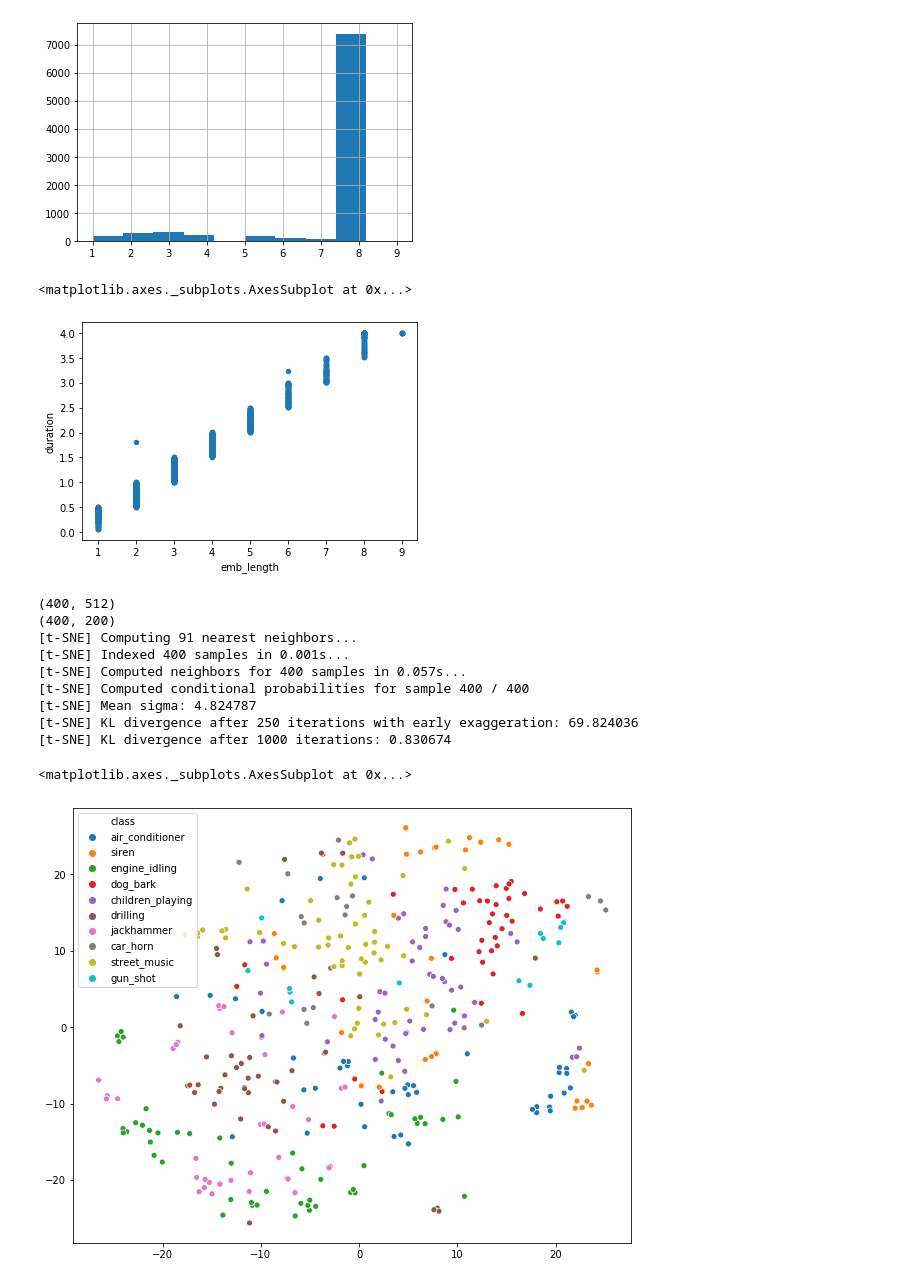
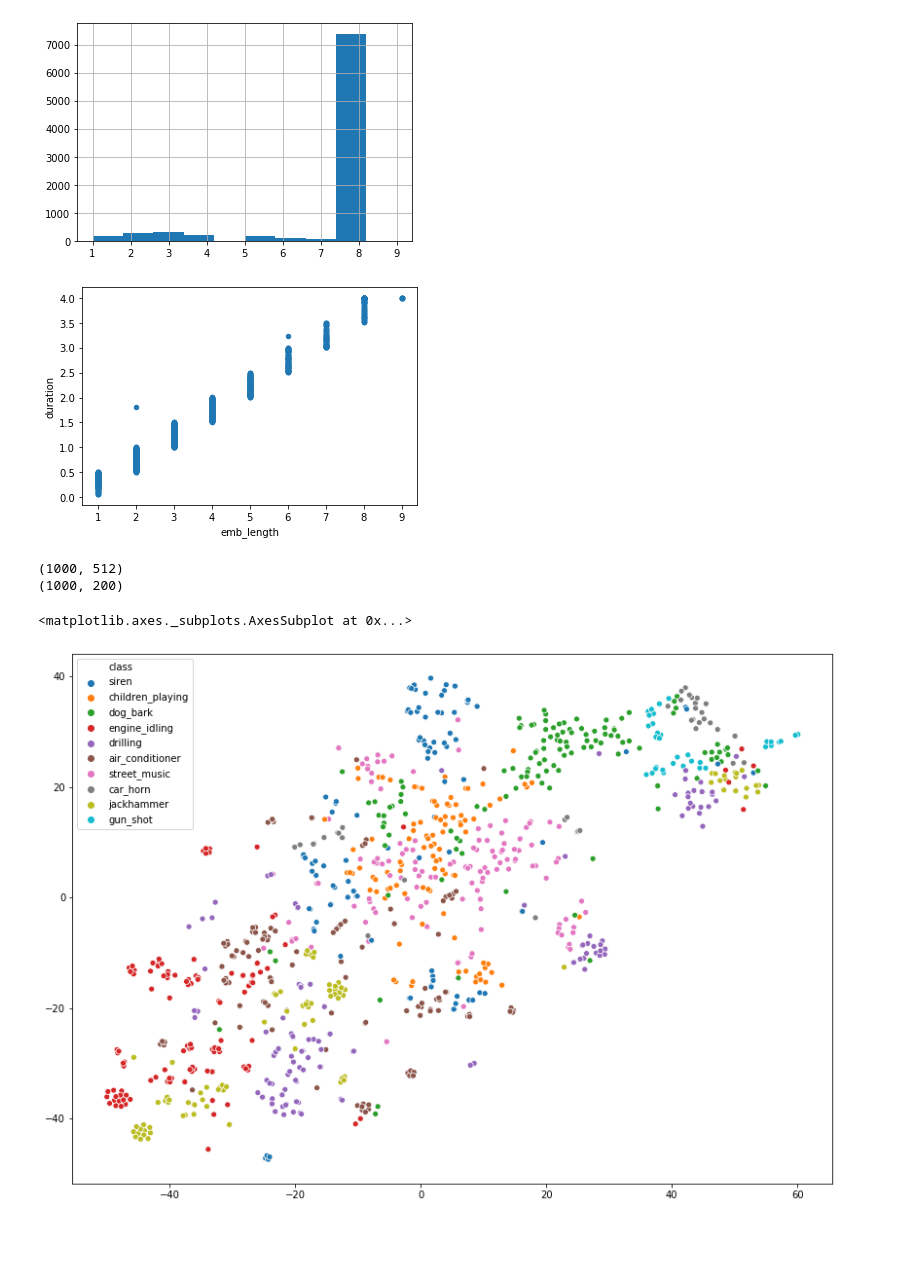
Before and after one commit to giobirkelund/ESC-CNN-microcontroller, a Jupyter notebook: Embeddings.ipynb, the cells around one changed output. Cells and saved outputs as stored; diff of their text form; code cells hidden in the pictures; blank space fills up the shorter version.

Commit message:
Embeddings
Embeddings T-SNE graph

```diff
--- a/Embeddings.ipynb
+++ b/Embeddings.ipynb
@@ -37,44 +39,39 @@ times = dataset.copy()
 times['emb_length'] = embedding_times
 times['duration'] = times.end - times.start
 times.plot.scatter(x='emb_length', y='duration')
+samples = dataset.sample(1000)
 # %% [output]
-<matplotlib.axes._subplots.AxesSubplot at 0x...>
 [figure]
 # %%
 from sklearn.decomposition import PCA
 from sklearn.manifold import TSNE
 
 
-def summarize_embedding(emb):
-    return numpy.mean(emb, axis=0)
+# def summarize_embedding(emb):
+#     return numpy.mean(emb, axis=0)
+def max_embedding(emb):
+    return numpy.amax(emb, axis=0)
 
-samples = dataset.sample(400)
 
-embeddings = samples['embeddings'].apply(summarize_embedding)
+embeddings = samples['embeddings'].apply(max_embedding)
 embeddings = numpy.stack(embeddings.values)
 print(embeddings.shape)
 
 pca = PCA(n_components=200, whiten=False)
 emb_pca = pca.fit_transform(embeddings)
 print(emb_pca.shape)
 
 var = pca.explained_variance_ratio_
 
-tsne = TSNE(n_components=2, verbose=1)
+tsne = TSNE(n_components=2, perplexity=40.0, early_exaggeration=12.0, learning_rate=250.0, n_iter=5000, random_state=0,init='pca')
+
 emb_tsne = tsne.fit_transform(emb_pca)
 
-fig, ax = plt.subplots(figsize=(10,8))
+fig, ax = plt.subplots(figsize=(14,10))
 #ax.scatter(emb_tsne[:,1], emb_tsne[:,0], c=samples['classID'])
 seaborn.scatterplot(x=emb_tsne[:,1], y=emb_tsne[:,0], hue=samples['class'])
 # %% [output]
-(400, 512)
-(400, 200)
-[t-SNE] Computing 91 nearest neighbors...
-[t-SNE] Indexed 400 samples in 0.001s...
-[t-SNE] Computed neighbors for 400 samples in 0.057s...
-[t-SNE] Computed conditional probabilities for sample 400 / 400
-[t-SNE] Mean sigma: 4.824787
-[t-SNE] KL divergence after 250 iterations with early exaggeration: 69.824036
-[t-SNE] KL divergence after 1000 iterations: 0.830674
+(1000, 512)
+(1000, 200)
 <matplotlib.axes._subplots.AxesSubplot at 0x...>
-[figure, old version]
+[figure, new version]
```
Also changed, not shown: parts of 3 cells of this notebook.
